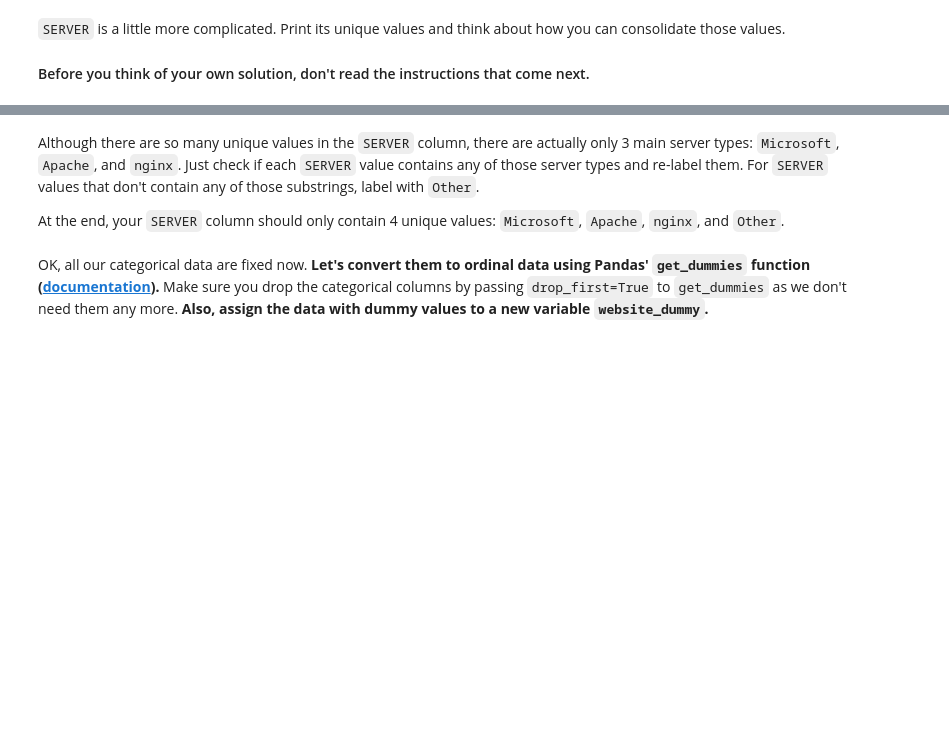
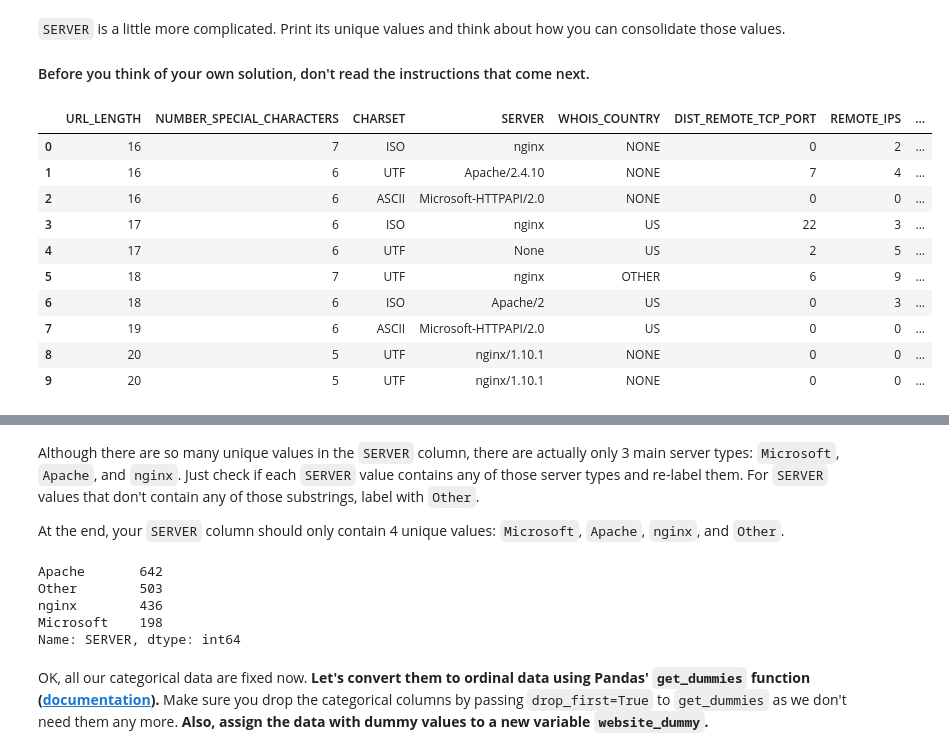
Before and after one commit to jdediegoAb/dataptmad0522_labs, a Jupyter notebook: module-3/supervised-learning/your-code/main.ipynb, the cells around one changed output, grey strips where cells are left out. Saved outputs shown, nothing was run; the diff lists cells and outputs as text; code cells hidden in the pictures; blank space fills up the shorter version.

```diff
--- a/module-3/supervised-learning/your-code/main.ipynb
+++ b/module-3/supervised-learning/your-code/main.ipynb
@@ -296,5 +295,7 @@ In addition, we will also drop `WHOIS_REGDATE` and `WHOIS_UPDATED_DATE`. These a
 #### In the next cell, drop `['WHOIS_STATEPRO', 'WHOIS_REGDATE', 'WHOIS_UPDATED_DATE']`.
 # %%
 # Your code here
-websites3.drop(columns=['WHOIS_STATEPRO', 'WHOIS_REGDATE', 'WHOIS_UPDATED_DATE'])
+
+websites3.drop(['WHOIS_STATEPRO', 'WHOIS_REGDATE', 'WHOIS_UPDATED_DATE'], axis=1, inplace=True)
+websites3.info()
 # %% [output]
@@ -364,23 +369,24 @@ Name: CHARSET, dtype: int64
 #### Before you think of your own solution, don't read the instructions that come next.
 # %%
 # Your code here
-websites_clean.loc[websites_clean['CHARSET'].str.upper().str.contains('UTF',
-                                                                        regex=False),
-                    'CHARSET'] = 'UTF'
-websites_clean.loc[websites_clean['CHARSET'].str.upper().str.contains('ISO',
-                                                                        regex=False),
-                    'CHARSET'] = 'ISO'
-websites_clean.loc[websites_clean['CHARSET'].str.upper().str.contains('ASCII',
-                                                                        regex=False),
-                    'CHARSET'] = 'ASCII'
-websites_clean.loc[websites_clean['CHARSET'].str.upper().str.contains('WINDOWS',
-                                                                        regex=False),
-                    'CHARSET'] = 'OTHER'
-websites_clean['CHARSET'] = websites_clean['CHARSET'].apply(lambda x: 'OTHER' \
-                                                                        if x == 'None'
-                                                                        else x)
-websites_clean['CHARSET'].value_counts()
-websites_clean['SERVER'].value_counts()
+websites3.loc[websites3['CHARSET'].str.upper().str.contains('UTF',regex=False),'CHARSET'] = 'UTF'
+websites3.loc[websites3['CHARSET'].str.upper().str.contains('ISO',regex=False),'CHARSET'] = 'ISO'
+websites3.loc[websites3['CHARSET'].str.upper().str.contains('ASCII',regex=False),'CHARSET'] = 'ASCII'
+websites3.loc[websites3['CHARSET'].str.upper().str.contains('WINDOWS',regex=False),'CHARSET'] = 'OTHER'
+websites3['CHARSET'] = websites3['CHARSET'].apply(lambda x: 'OTHER'if x == 'None'else x)
+websites3.head(10)
+# %% [output]
+|  | URL_LENGTH | NUMBER_SPECIAL_CHARACTERS | CHARSET | SERVER | WHOIS_COUNTRY | DIST_REMOTE_TCP_PORT | REMOTE_IPS | ... |
+| 0 | 16 | 7 | ISO | nginx | NONE | 0 | 2 | ... |
+| 1 | 16 | 6 | UTF | Apache/2.4.10 | NONE | 7 | 4 | ... |
+| 2 | 16 | 6 | ASCII | Microsoft-HTTPAPI/2.0 | NONE | 0 | 0 | ... |
+| 3 | 17 | 6 | ISO | nginx | US | 22 | 3 | ... |
+| 4 | 17 | 6 | UTF | None | US | 2 | 5 | ... |
+| 5 | 18 | 7 | UTF | nginx | OTHER | 6 | 9 | ... |
+| 6 | 18 | 6 | ISO | Apache/2 | US | 0 | 3 | ... |
+| 7 | 19 | 6 | ASCII | Microsoft-HTTPAPI/2.0 | US | 0 | 0 | ... |
+| 8 | 20 | 5 | UTF | nginx/1.10.1 | NONE | 0 | 0 | ... |
+| 9 | 20 | 5 | UTF | nginx/1.10.1 | NONE | 0 | 0 | ... |
 # %% [markdown]
 ![Think Hard](../images/think-hard.jpg)
 # %%
@@ -408,5 +404,12 @@ websites_clean['SERVER'] = websites_clean['SERVER'].apply(lambda x: 'Other' \
 # %%
 # Count `SERVER` value counts here
+websites3['SERVER'].value_counts()
+# %% [output]
+Apache       642
+Other        503
+nginx        436
+Microsoft    198
+Name: SERVER, dtype: int64
 # %% [markdown]
 OK, all our categorical data are fixed now. **Let's convert them to ordinal data using Pandas' `get_dummies` function ([documentation](https://pandas.pydata.org/pandas-docs/stable/generated/pandas.get_dummies.html)).** Make sure you drop the categorical columns by passing `drop_first=True` to `get_dummies` as we don't need them any more. **Also, assign the data with dummy values to a new variable `website_dummy`.**
 # %%
```
Also changed, not shown: parts of 23 cells of this notebook.
